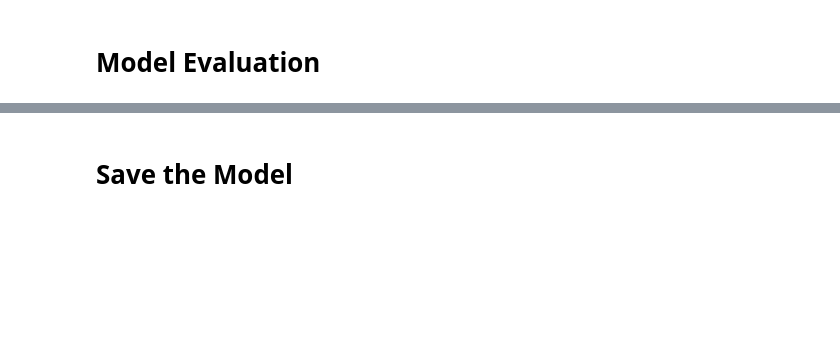
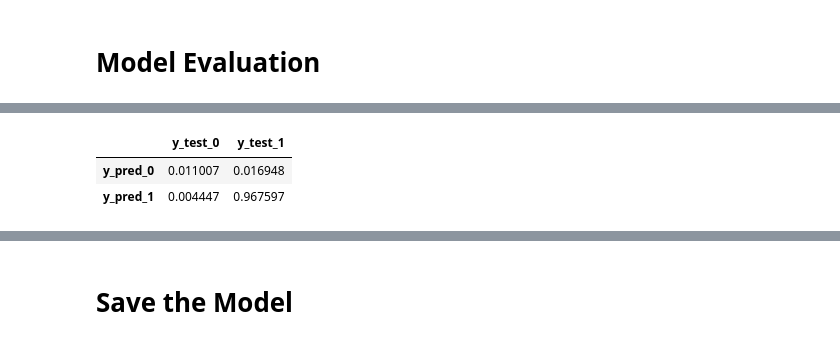
Before and after one commit to rdmouhouadi/Mental_Health_State_Prediction, a Jupyter notebook: Notebooks/Model_training/XGBOOST.ipynb, the cells around one changed output, grey strips where cells are left out. Cells and saved outputs as stored; diff of their text form; code cells hidden in the pictures; blank space fills up the shorter version.

```diff
--- a/Notebooks/Model_training/XGBOOST.ipynb
+++ b/Notebooks/Model_training/XGBOOST.ipynb
@@ -176,2 +292,8 @@ y_test = df_test["Mental Illness"].values
+# %%
+
+### train the model with the best hyperparameters found by cross-validation
+classifier4 = XGBClassifier(eta=0.01,gamma=0.1,learning_rate=0.3,max_depth=3, n_estimators=100, reg_alpha=1, reg_lambda= 1).fit(X_train, y_train)
 # %% [markdown]
 # Model Testing
+# %%
+y_pred3    = classifier4.predict(X_test)
@@ -181,0 +314,9 @@ y_test = df_test["Mental Illness"].values
+# %%
+cf = pd.DataFrame(
+    columns=["y_test_0","y_test_1"],index=["y_pred_0","y_pred_1"])
+cf.loc[:,:] = confusion_matrix(y_true= y_test,y_pred= y_pred3)
+cf/len(y_test)
+# %% [output]
+|  | y_test_0 | y_test_1 |
+| y_pred_0 | 0.011007 | 0.016948 |
+| y_pred_1 | 0.004447 | 0.967597 |
```
Also changed, not shown: parts of 50 cells of this notebook, 4 other files.
